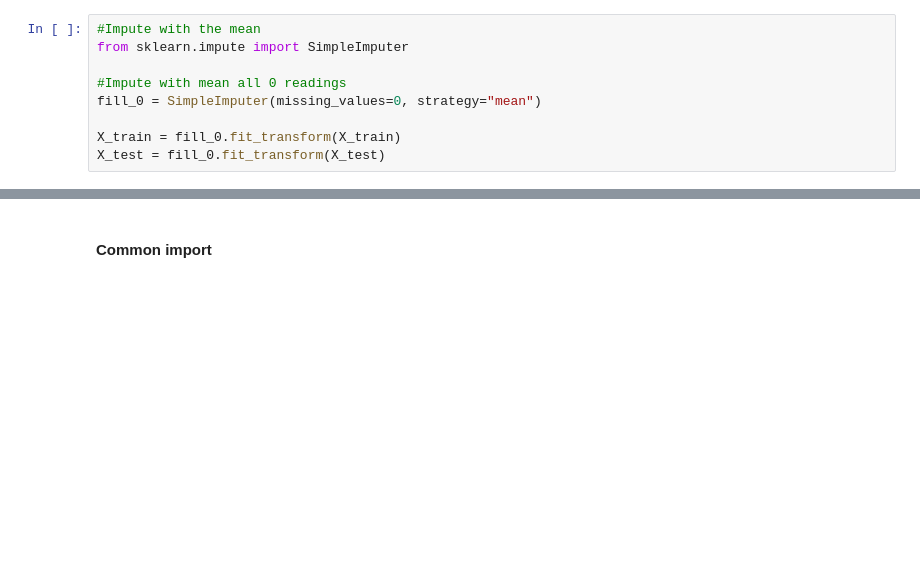
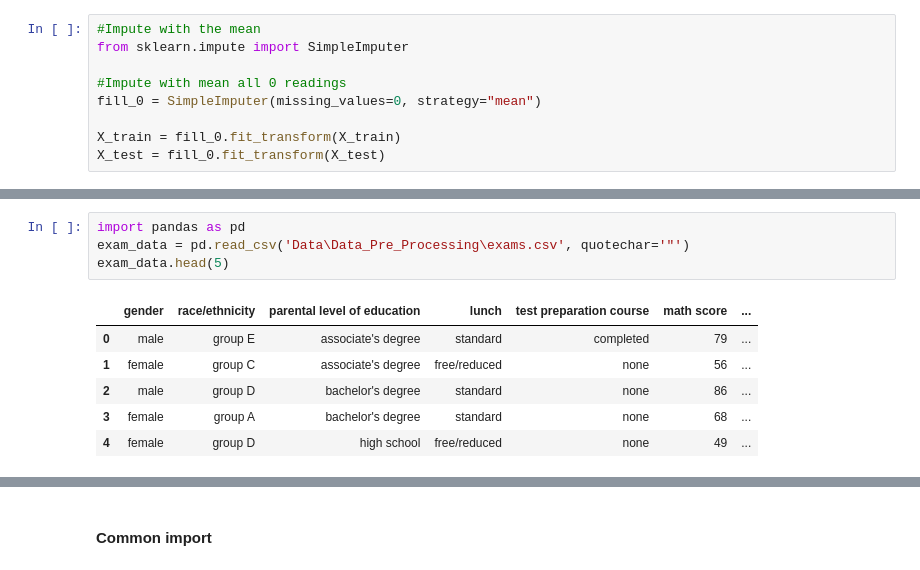
Before and after one commit to bansalrishi/MachineLearningWithPython, a Jupyter notebook: 01. Data Pre-Processing.ipynb, the cells around one changed output, grey strips where cells are left out. Cells and saved outputs as stored; diff of their text form; blank space fills up the shorter version.

Commit message:
Updated Standardization

```diff
--- a/01. Data Pre-Processing.ipynb
+++ b/01. Data Pre-Processing.ipynb
@@ -234,0 +190,11 @@ print (X,y)
+# %%
+import pandas as pd
+exam_data = pd.read_csv('Data\Data_Pre_Processing\exams.csv', quotechar='"')
+exam_data.head(5)
+# %% [output]
+|  | gender | race/ethnicity | parental level of education | lunch | test preparation course | math score | ... |
+| 0 | male | group E | associate's degree | standard | completed | 79 | ... |
+| 1 | female | group C | associate's degree | free/reduced | none | 56 | ... |
+| 2 | male | group D | bachelor's degree | standard | none | 86 | ... |
+| 3 | female | group A | bachelor's degree | standard | none | 68 | ... |
+| 4 | female | group D | high school | free/reduced | none | 49 | ... |
```
Also changed, not shown: parts of 79 cells of this notebook, 1 other file.
